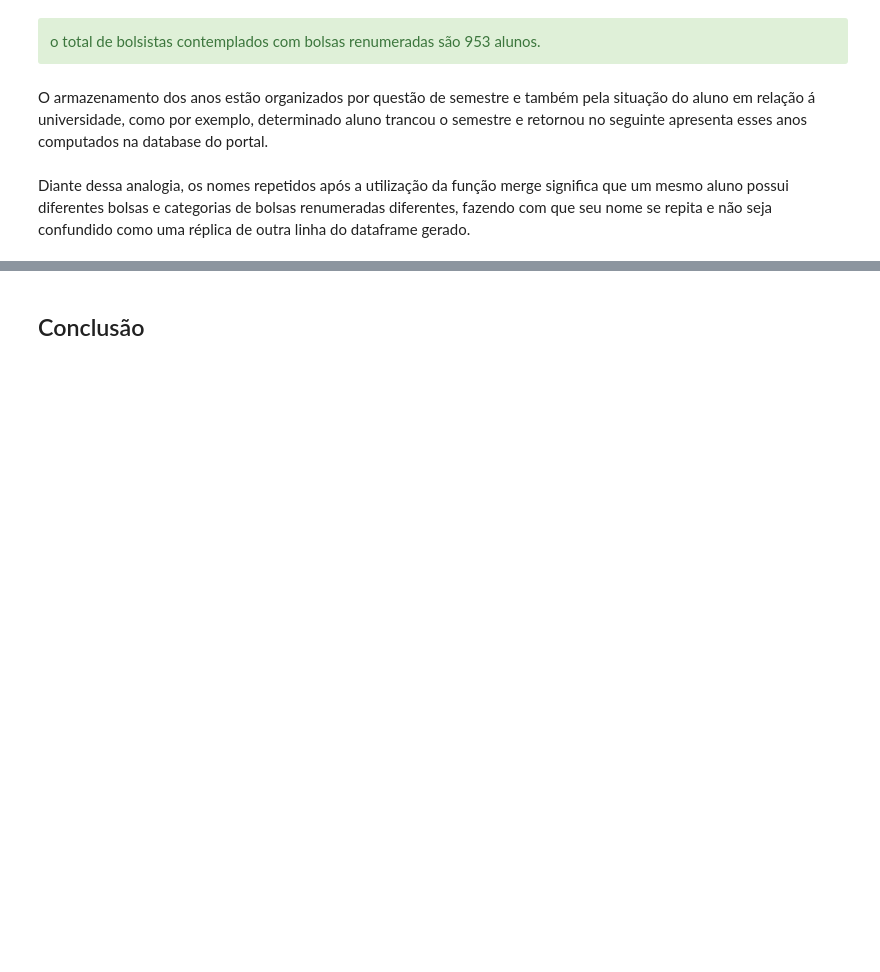
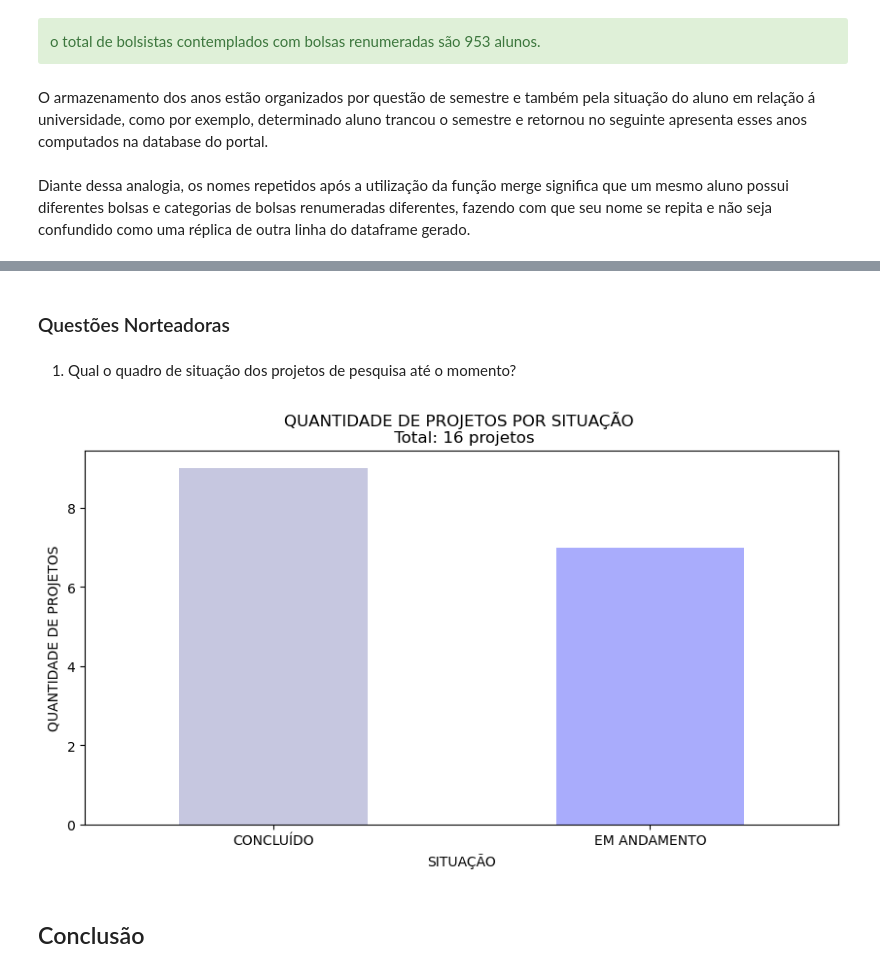
Before and after one commit to riguedes/IC_UFOP, a Jupyter notebook: teste.ipynb, the cells around one changed output, grey strips where cells are left out. Drawn from its saved outputs; the diff is of its cells as text; code cells hidden in the pictures; blank space fills up the shorter version.

```diff
--- a/teste.ipynb
+++ b/teste.ipynb
@@ -679,0 +696,4 @@ Diante dessa analogia, os nomes repetidos após a utilização da função merge
+# %%
+path_dois = r"D:\UFOP\Horas Complementares\Projetos de Extensão\IC\Dataset\projetos_pesquisa.csv" #Endereço do csv para leitura
+# %%
+df_dois = pd.read_csv(path_dois, sep=';', encoding='UTF-8') # Conversão de CSV para o padrão UTF-8
@@ -679,0 +786,5 @@ Diante dessa analogia, os nomes repetidos após a utilização da função merge
+# %%
+#Inserindo coluna para contagem para facilitar nas análises
+df_dois['Contagem'] = 1
+# %%
+df_dois.columns = ['Titulo','Situação','Ano','Data de Inicio','Data Fim','Natureza','Aluno de Graduação', 'Aluno de Pós - Graduação', 'Contagem'] #Renomeando colunas
@@ -680,2 +811,20 @@ Diante dessa analogia, os nomes repetidos após a utilização da função merge
+# %% [markdown]
+### Questões Norteadoras
+# %% [markdown]
+1. Qual o quadro de situação dos projetos de pesquisa até o momento?
+# %%
+grafico_df_dois = df_dois.groupby('Situação')['Contagem'].sum().plot(kind='bar', figsize=(10,5), color=random.choice(colors), alpha=.7)
+
+for p in grafico_df_dois.patches:
+    b=p.get_bbox()
+    grafico_df_dois.annotate("{:.0f}".format(b.y1 + b.y0), ((b.x0 + b.x1)/2 - 0.03, b.y1 + 15))
+
+plt.xticks(rotation=0)
+plt.xlabel('SITUAÇÃO')
+plt.ylabel('QUANTIDADE DE PROJETOS')
+plt.title('QUANTIDADE DE PROJETOS POR SITUAÇÃO \n Total: ' + str(df_dois['Contagem'].sum()) + ' projetos')
+plt.show()
+# %% [output]
+[figure, added]
 # %% [markdown]
 ## Conclusão
```
Also changed, not shown: parts of 26 cells of this notebook.
